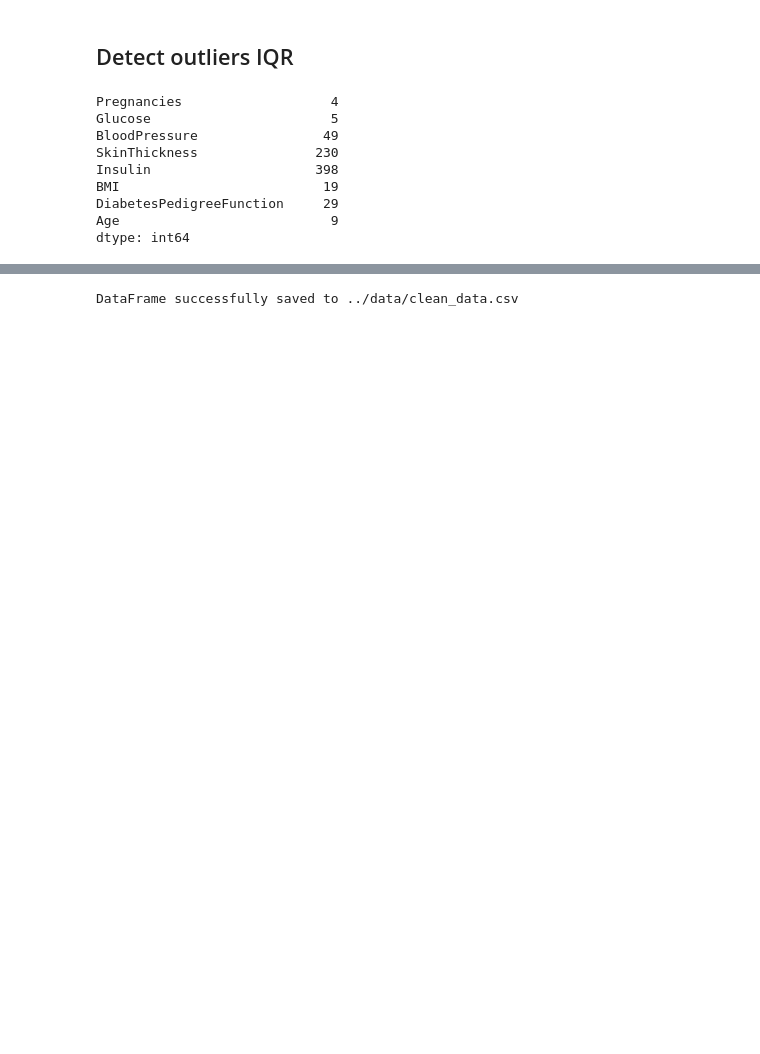
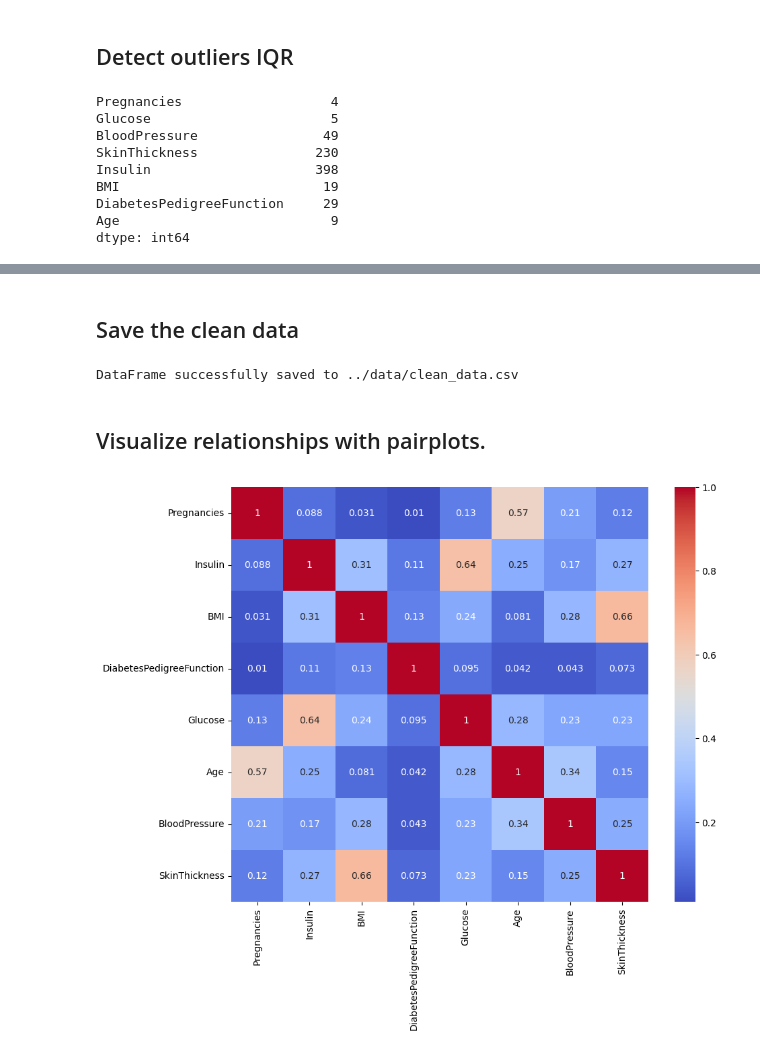
Before and after one commit to 9asdaoui/diabetes-risk-prediction, a Jupyter notebook: notebooks/02_Preprocessing.ipynb, the cells around one changed output, grey strips where cells are left out. Drawn from its saved outputs; the diff is of its cells as text; code cells hidden in the pictures; blank space fills up the shorter version.

Commit message:
Implement multiple code changes to enhance functionality and improve performance

```diff
--- a/notebooks/02_Preprocessing.ipynb
+++ b/notebooks/02_Preprocessing.ipynb
@@ -85,0 +88,8 @@ dtype: int64
+# %%
+from sklearn.preprocessing import StandardScaler
+
+numeric_cols = df.select_dtypes(include=['number']).columns
+
+scaler = StandardScaler()
+df[numeric_cols] = scaler.fit_transform(df[numeric_cols])
+df
@@ -86,3 +110,5 @@ dtype: int64
+# %% [markdown]
+## Save the clean data
 # %%
 file_path = '../data/clean_data.csv'
 
@@ -95,3 +121,27 @@ df.to_csv(
 print(f"DataFrame successfully saved to {file_path}")
 # %% [output]
 DataFrame successfully saved to ../data/clean_data.csv
+# %% [markdown]
+## Visualize relationships with pairplots.
+# %%
+import seaborn as sns
+import matplotlib.pyplot as plt
+
+numeric_df = df[[
+    'Pregnancies',
+    'Insulin',
+    'BMI',
+    'DiabetesPedigreeFunction',
+    'Glucose',
+    'Age',
+    'BloodPressure',
+    'SkinThickness'
+        ]]
+
+corr_matrix = numeric_df.corr()
+
+plt.figure(figsize=(10,8))
+sns.heatmap(corr_matrix, annot=True, cmap='coolwarm')
+plt.show()
+# %% [output]
+[figure, added]
```
Also changed, not shown: parts of 7 cells of this notebook, 2 other files.
